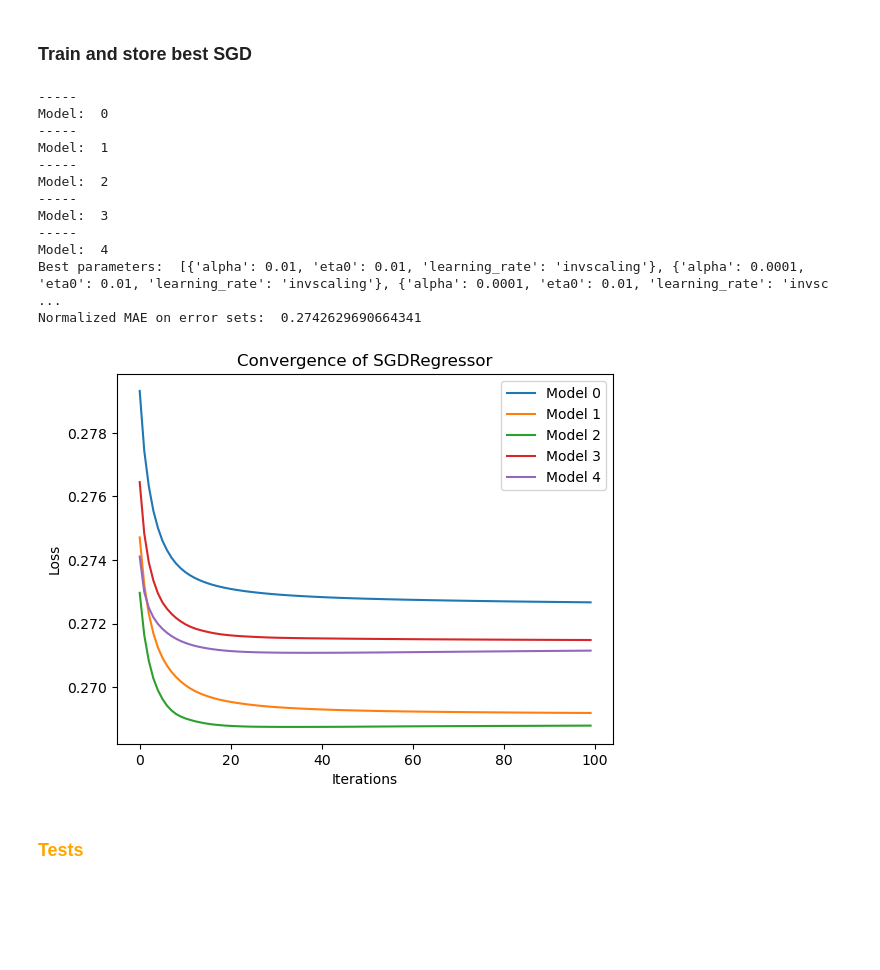
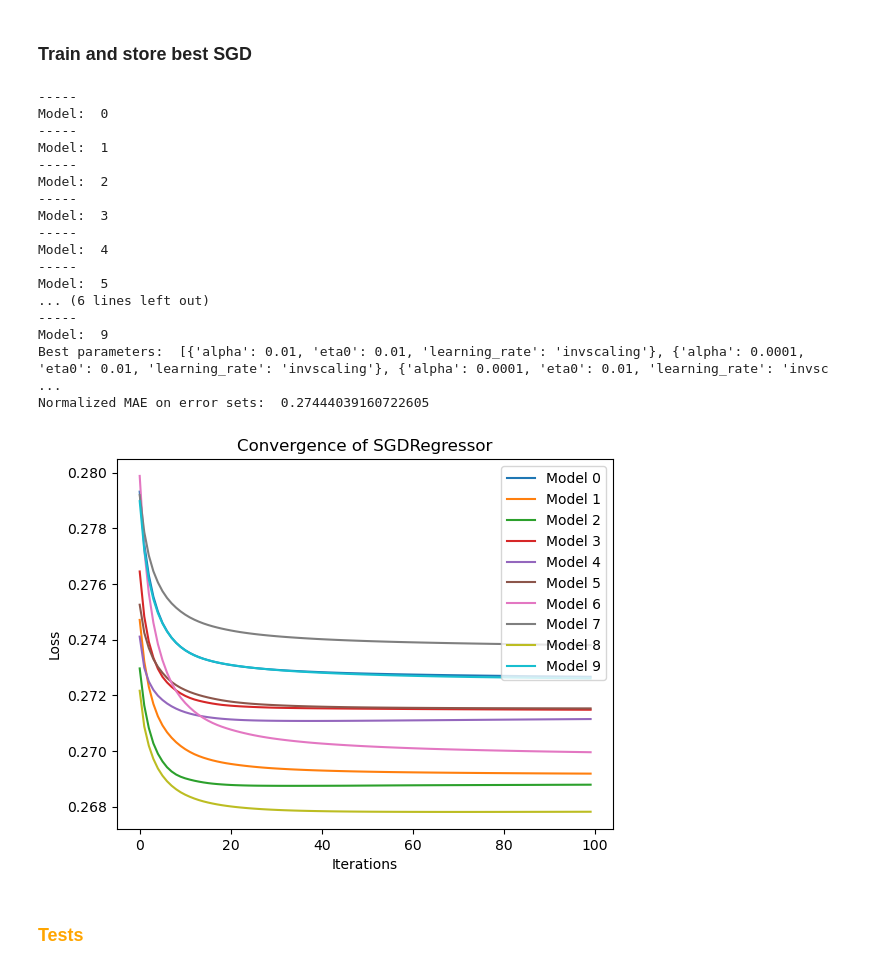
Before and after one commit to Yan-Tavares/ML_Projects, a Jupyter notebook: main.ipynb, the cells around one changed output. Saved outputs shown, nothing was run; the diff lists cells and outputs as text; code cells hidden in the pictures; blank space fills up the shorter version.

```diff
--- a/main.ipynb
+++ b/main.ipynb
@@ -223,7 +223,7 @@ Normalized MAE on validation sets:  0.27590318940987824
 #########################################
 #--------SGD Cross validation Training
 #########################################
-number_of_models = 5
+number_of_models = 10
 best_SGD_model_list = []
 best_parameters_list = []
 val_error_list = []
@@ -235,37 +235,42 @@ for i in range(number_of_models):
     x_train, x_val, y_train, y_val = train_test_split(x_seen, y_seen, test_size=0.2, random_state=i)
     best_model,best_params, error, loss_values = train_and_test_SGD(x_train, y_train, x_val, y_val)
     best_SGD_model_list.append(best_model)
     best_parameters_list.append(best_params)
     val_error_list.append(error)
     loss_values_list.append(loss_values)
 
 print('Best parameters: ', best_parameters_list)
-norm_val_error = np.mean(np.array(val_error_list))
-print('Normalized MAE on error sets: ', norm_val_error)
+val_error = np.mean(np.array(val_error_list))
+print('MAE on validation sets: ', val_error)
 
 # Plot the convergence graph
 for i, loss_values in enumerate(loss_values_list):
     plt.plot(loss_values, label=f'Model {i}')
 
 plt.xlabel('Iterations')
 plt.ylabel('Loss')
 plt.title('Convergence of SGDRegressor')
 plt.legend()
 plt.show()
 # %% [output]
 -----
 Model:  0
 -----
 Model:  1
 -----
 Model:  2
 -----
 Model:  3
 -----
 Model:  4
+-----
+Model:  5
+... (6 lines left out)
+-----
+Model:  9
 Best parameters:  [{'alpha': 0.01, 'eta0': 0.01, 'learning_rate': 'invscaling'}, {'alpha': 0.0001, 'eta0': 0.01, 'learning_rate': 'invscaling'}, {'alpha': 0.0001, 'eta0': 0.01, 'learning_rate': 'invsc ...
-Normalized MAE on error sets:  0.2742629690664341
+Normalized MAE on error sets:  0.27444039160722605
-[figure, old version]
+[figure, new version]
 # %% [markdown]
 ### <font color="orange">  **Tests** </font>
 # %%
```
Also changed, not shown: parts of 1 cell of this notebook.
